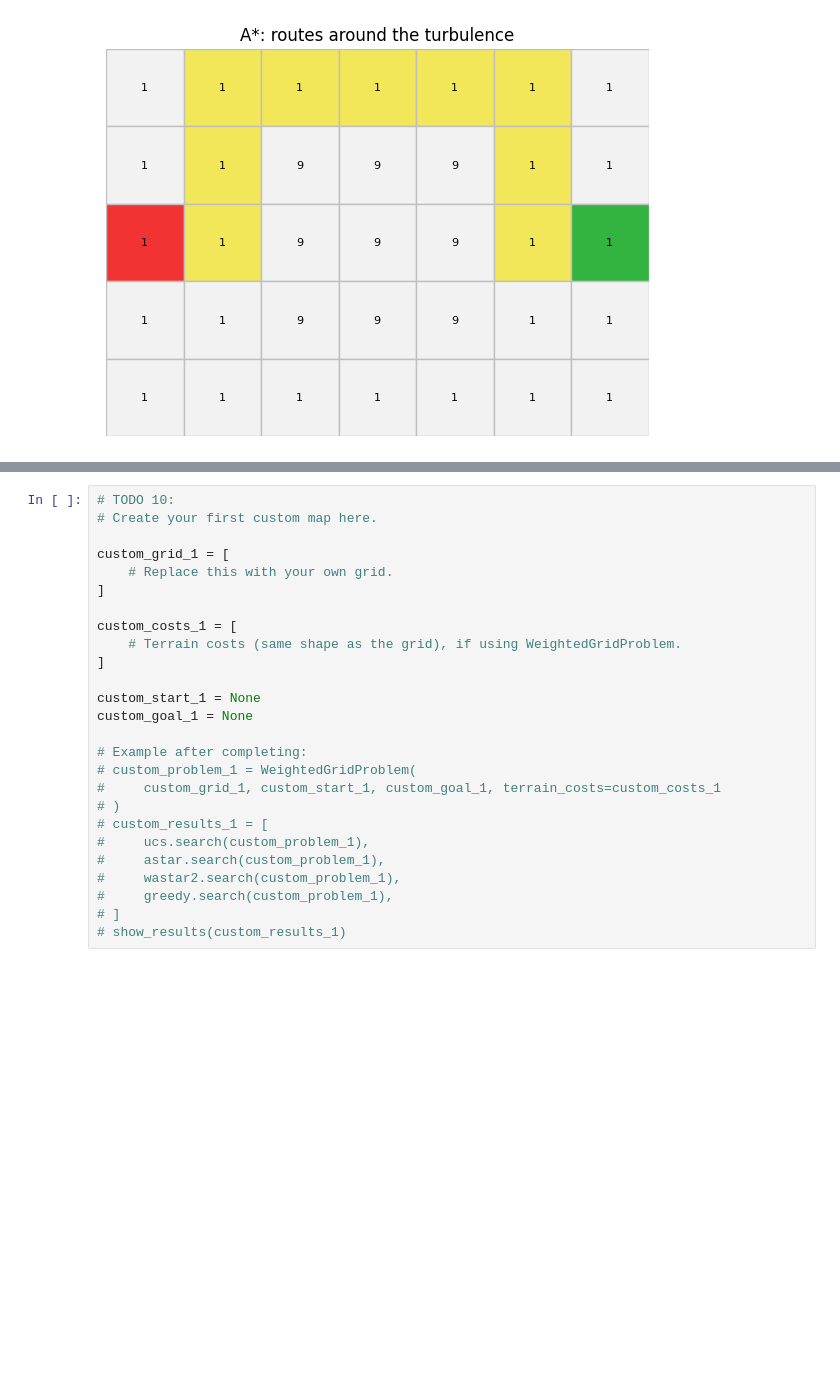
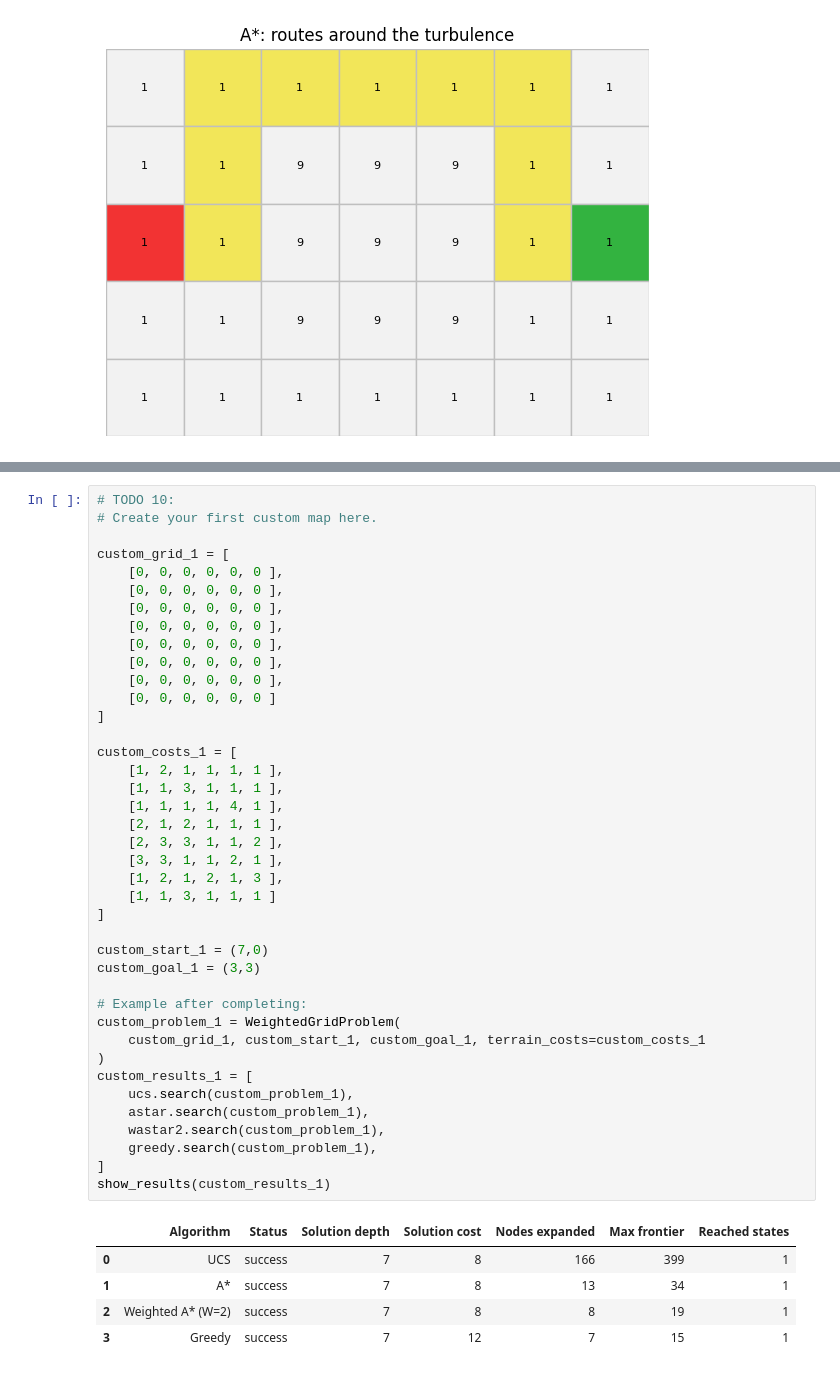
Before and after one commit to Akurang/Akurang_Gabriel_Lab1, a Jupyter notebook: Gabriel_Akurang_Lab1B.ipynb, the cells around one changed output, grey strips where cells are left out. Drawn from its saved outputs; the diff is of its cells as text; blank space fills up the shorter version.

```diff
--- a/Gabriel_Akurang_Lab1B.ipynb
+++ b/Gabriel_Akurang_Lab1B.ipynb
@@ -832,29 +945,49 @@ class IDAStarSearch(SearchAlgorithm):
 # %%
 # TODO 10:
 # Create your first custom map here.
 
 custom_grid_1 = [
-    # Replace this with your own grid.
+    [0, 0, 0, 0, 0, 0 ],
+    [0, 0, 0, 0, 0, 0 ],
+    [0, 0, 0, 0, 0, 0 ],
+    [0, 0, 0, 0, 0, 0 ],
+    [0, 0, 0, 0, 0, 0 ],
+    [0, 0, 0, 0, 0, 0 ],
+    [0, 0, 0, 0, 0, 0 ],
+    [0, 0, 0, 0, 0, 0 ]
 ]
 
 custom_costs_1 = [
-    # Terrain costs (same shape as the grid), if using WeightedGridProblem.
+    [1, 2, 1, 1, 1, 1 ],
+    [1, 1, 3, 1, 1, 1 ],
+    [1, 1, 1, 1, 4, 1 ],
+    [2, 1, 2, 1, 1, 1 ],
+    [2, 3, 3, 1, 1, 2 ],
+    [3, 3, 1, 1, 2, 1 ],
+    [1, 2, 1, 2, 1, 3 ],
+    [1, 1, 3, 1, 1, 1 ]
 ]
 
-custom_start_1 = None
-custom_goal_1 = None
+custom_start_1 = (7,0)
+custom_goal_1 = (3,3)
 
 # Example after completing:
-# custom_problem_1 = WeightedGridProblem(
-#     custom_grid_1, custom_start_1, custom_goal_1, terrain_costs=custom_costs_1
-# )
-# custom_results_1 = [
-#     ucs.search(custom_problem_1),
-#     astar.search(custom_problem_1),
-#     wastar2.search(custom_problem_1),
-#     greedy.search(custom_problem_1),
-# ]
-# show_results(custom_results_1)
+custom_problem_1 = WeightedGridProblem(
+    custom_grid_1, custom_start_1, custom_goal_1, terrain_costs=custom_costs_1
+)
+custom_results_1 = [
+    ucs.search(custom_problem_1),
+    astar.search(custom_problem_1),
+    wastar2.search(custom_problem_1),
+    greedy.search(custom_problem_1),
+]
+show_results(custom_results_1)
+# %% [output]
+|  | Algorithm | Status | Solution depth | Solution cost | Nodes expanded | Max frontier | Reached states |
+| 0 | UCS | success | 7 | 8 | 166 | 399 | 1 |
+| 1 | A* | success | 7 | 8 | 13 | 34 | 1 |
+| 2 | Weighted A* (W=2) | success | 7 | 8 | 8 | 19 | 1 |
+| 3 | Greedy | success | 7 | 12 | 7 | 15 | 1 |
 # %%
 
 # TODO 11:
```
Also changed, not shown: parts of 4 cells of this notebook.
